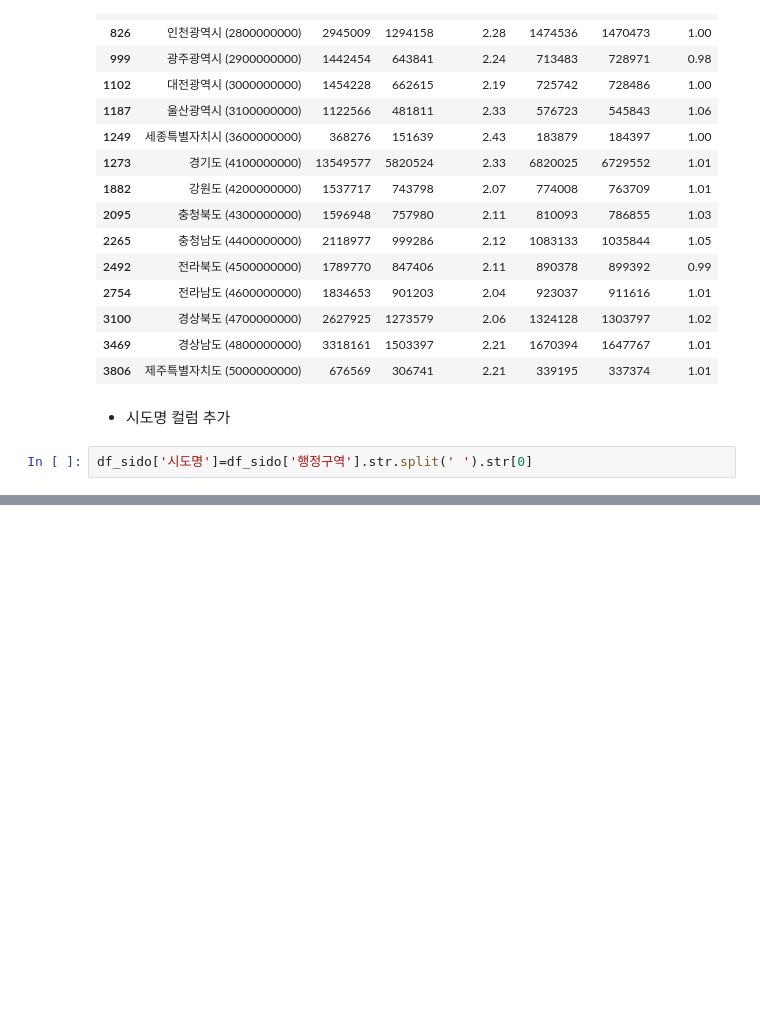
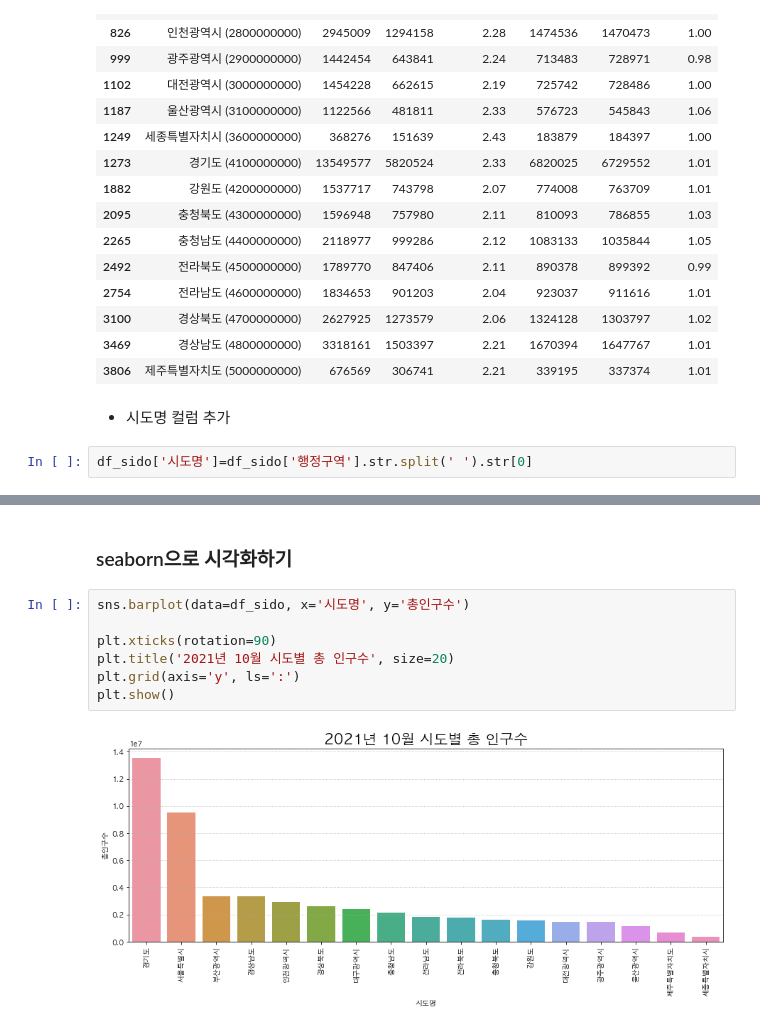
Before and after one commit to limetree-indigo/python-visualization, a Jupyter notebook: 11 지역별 인구구조 시각화/11 지역별 인구구조 시각화.ipynb, the cells around one changed output, grey strips where cells are left out. Drawn from its saved outputs; the diff is of its cells as text; blank space fills up the shorter version.

```diff
--- a/11 지역별 인구구조 시각화/11 지역별 인구구조 시각화.ipynb
+++ b/11 지역별 인구구조 시각화/11 지역별 인구구조 시각화.ipynb
@@ -115,0 +140,11 @@ df_sido.head(3)
+# %% [markdown]
+### seaborn으로 시각화하기
+# %%
+sns.barplot(data=df_sido, x='시도명', y='총인구수')
+
+plt.xticks(rotation=90)
+plt.title('2021년 10월 시도별 총 인구수', size=20)
+plt.grid(axis='y', ls=':')
+plt.show()
+# %% [output]
+[figure, added]
```
Also changed, not shown: parts of 7 cells of this notebook.
